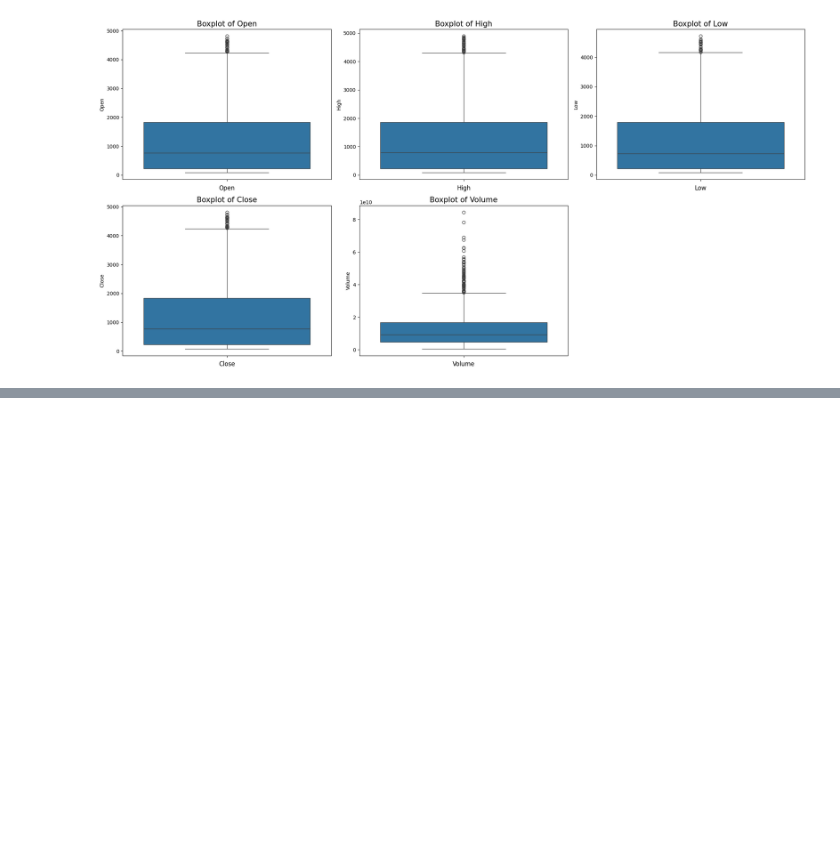
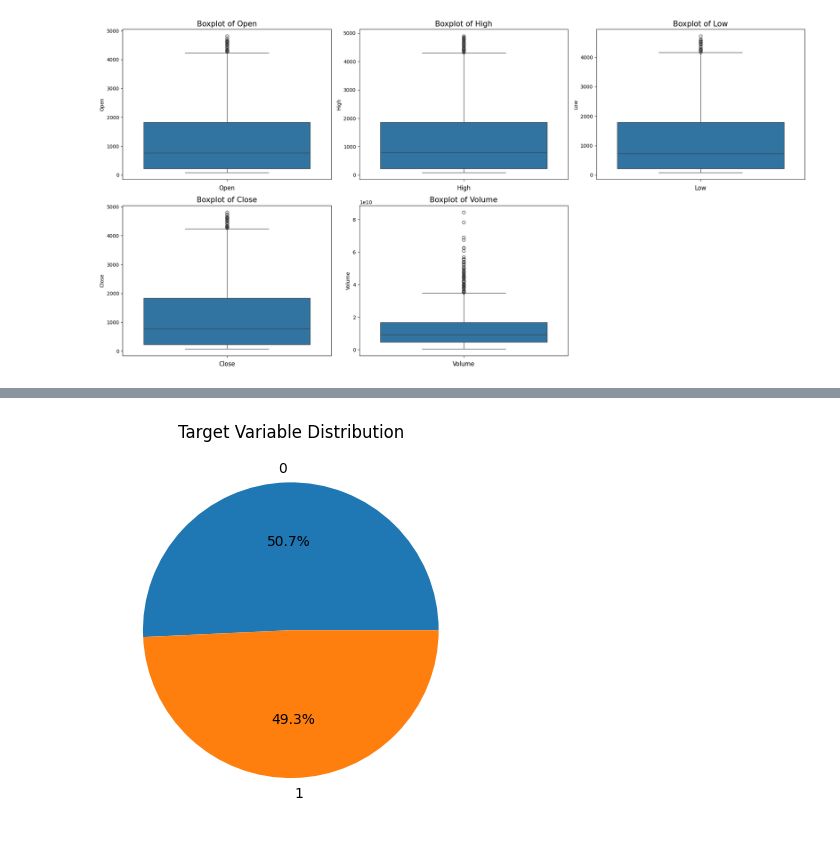
Before and after one commit to tarungolait/Ethereum-Price-Predictor, a Jupyter notebook: main.ipynb, the cells around one changed output, grey strips where cells are left out. Cells and saved outputs as stored; diff of their text form; code cells hidden in the pictures; blank space fills up the shorter version.

```diff
--- a/main.ipynb
+++ b/main.ipynb
@@ -160,0 +215,10 @@ data.head()
+# %%
+# Calculate the differences
+data['open-close'] = data['Open'] - data['Close']
+data['low-high'] = data['Low'] - data['High']
+
+# Create the 'target' variable
+data['target'] = np.where(data['Close'].shift(-1) > data['Close'], 1, 0)
+
+# Display the updated DataFrame
+print(tabulate(data.head(), headers='keys', tablefmt='pretty'))
@@ -160,0 +235,9 @@ data.head()
+# %%
+import matplotlib.pyplot as plt
+
+# Plotting a pie chart for the distribution of 'target'
+plt.pie(data['target'].value_counts().values, labels=[0, 1], autopct='%1.1f%%')
+plt.title('Target Variable Distribution')
+plt.show()
+# %% [output]
+[figure, added]
```
Also changed, not shown: parts of 7 cells of this notebook.
